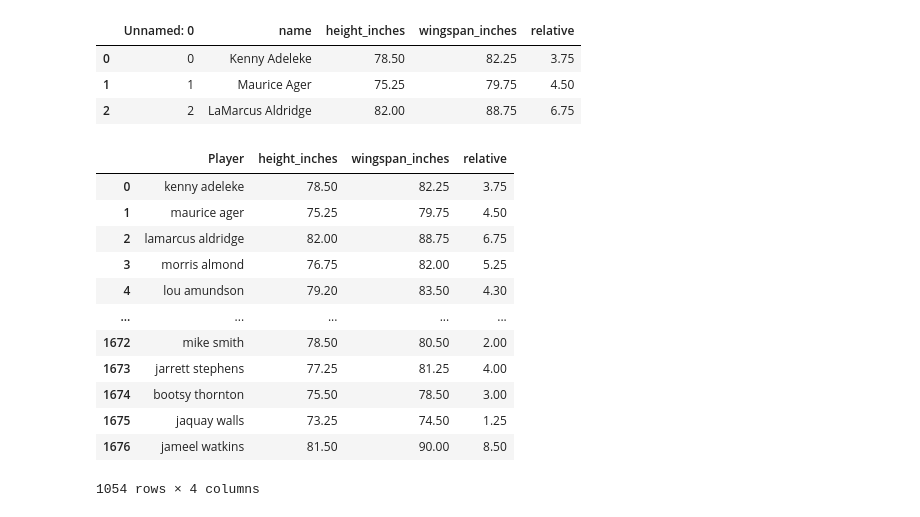
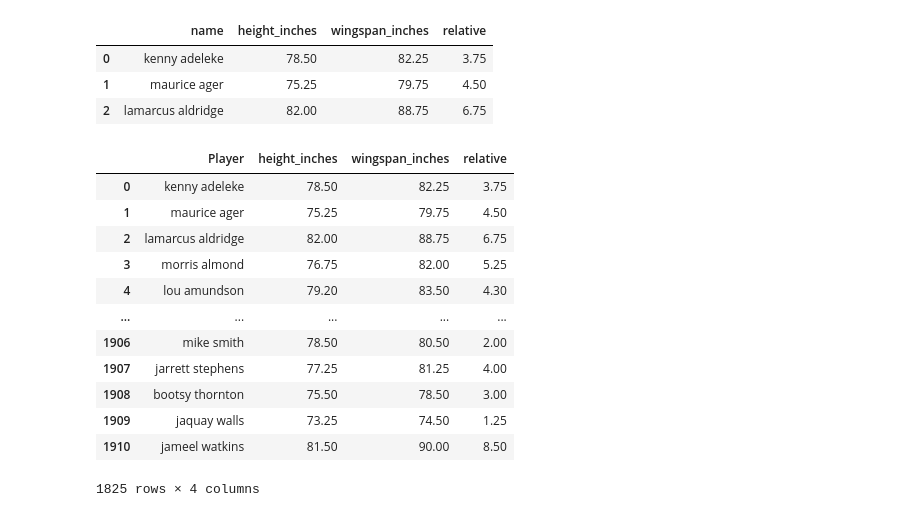
Before and after one commit to COGS108/Group135_WI26, a Jupyter notebook: data/Final_Data_Generator.ipynb, the cells around one changed output. Cells and saved outputs as stored; diff of their text form; code cells hidden in the pictures.

```diff
--- a/data/Final_Data_Generator.ipynb
+++ b/data/Final_Data_Generator.ipynb
@@ -202,8 +218,8 @@ final_2018["Season"]=2018
 # %%
-wingspans=pd.read_csv("01-interim/wingspan_cleaned/combined_cleaned_true_final.csv")
+wingspans=pd.read_csv("01-interim/wingspan_cleaned/combined_cleaned.csv")
 wingspans.head(3)
 # %% [output]
-|  | Unnamed: 0 | name | height_inches | wingspan_inches | relative |
-| 0 | 0 | Kenny Adeleke | 78.50 | 82.25 | 3.75 |
-| 1 | 1 | Maurice Ager | 75.25 | 79.75 | 4.50 |
-| 2 | 2 | LaMarcus Aldridge | 82.00 | 88.75 | 6.75 |
+|  | name | height_inches | wingspan_inches | relative |
+| 0 | kenny adeleke | 78.50 | 82.25 | 3.75 |
+| 1 | maurice ager | 75.25 | 79.75 | 4.50 |
+| 2 | lamarcus aldridge | 82.00 | 88.75 | 6.75 |
@@ -221,8 +226,5 @@ wingspans=wingspans.drop(columns=["Unnamed: 0"])
 # %%
 wingspans=wingspans.rename(columns={"name":"Player"})
-wingspans["Player"]=wingspans["Player"].apply(normalize_name)
-wingspans["relative"]=wingspans["relative"].round(2)
-wingspans=wingspans.drop_duplicates(subset=["Player"])
 wingspans
 # %% [output]
 |  | Player | height_inches | wingspan_inches | relative |
@@ -232,12 +234,12 @@ wingspans
 | 3 | morris almond | 76.75 | 82.00 | 5.25 |
 | 4 | lou amundson | 79.20 | 83.50 | 4.30 |
 | ... | ... | ... | ... | ... |
-| 1672 | mike smith | 78.50 | 80.50 | 2.00 |
-| 1673 | jarrett stephens | 77.25 | 81.25 | 4.00 |
-| 1674 | bootsy thornton | 75.50 | 78.50 | 3.00 |
-| 1675 | jaquay walls | 73.25 | 74.50 | 1.25 |
-| 1676 | jameel watkins | 81.50 | 90.00 | 8.50 |
+| 1906 | mike smith | 78.50 | 80.50 | 2.00 |
+| 1907 | jarrett stephens | 77.25 | 81.25 | 4.00 |
+| 1908 | bootsy thornton | 75.50 | 78.50 | 3.00 |
+| 1909 | jaquay walls | 73.25 | 74.50 | 1.25 |
+| 1910 | jameel watkins | 81.50 | 90.00 | 8.50 |
-1054 rows × 4 columns
+1825 rows × 4 columns
 # %%
 final_df=pd.concat([final_2022, final_2021, final_2020, final_2019, final_2018])
 final_df
```
Also changed, not shown: parts of 15 cells of this notebook, 35 other files.
